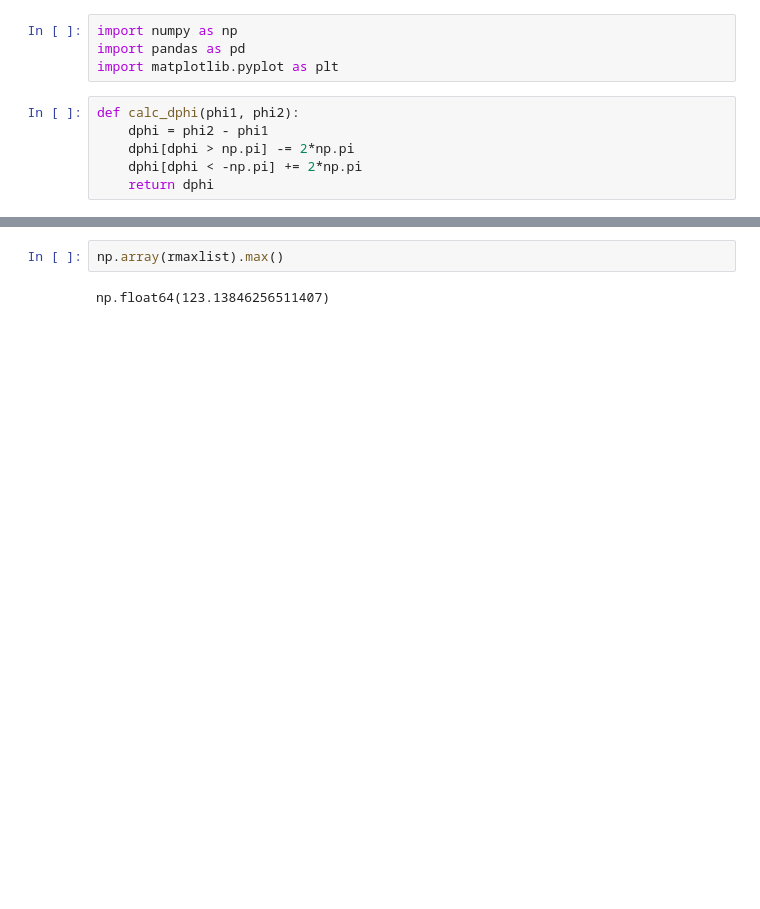
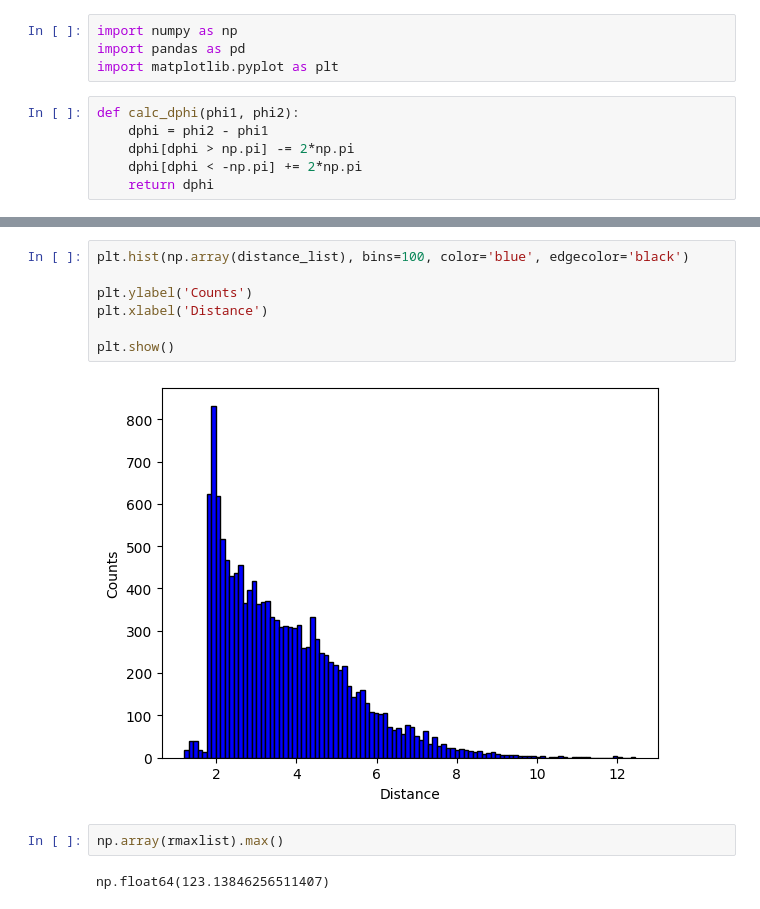
Before and after one commit to YauheniTalochkaN/GNN_tracking_model, a Jupyter notebook: check_dataset.ipynb, the cells around one changed output, grey strips where cells are left out. Saved outputs shown, nothing was run; the diff lists cells and outputs as text; blank space fills up the shorter version.

```diff
--- a/check_dataset.ipynb
+++ b/check_dataset.ipynb
@@ -102,5 +131,14 @@ np.array(distance_list)[~np.isnan(np.array(distance_list))].max()
 # %% [output]
 np.float64(12.44480047650424)
+# %%
+plt.hist(np.array(distance_list), bins=100, color='blue', edgecolor='black')
+
+plt.ylabel('Counts')
+plt.xlabel('Distance')
+
+plt.show()
+# %% [output]
+[figure, added]
 # %%
 np.array(rmaxlist).max()
 # %% [output]
```
Also changed, not shown: parts of 8 cells of this notebook.
